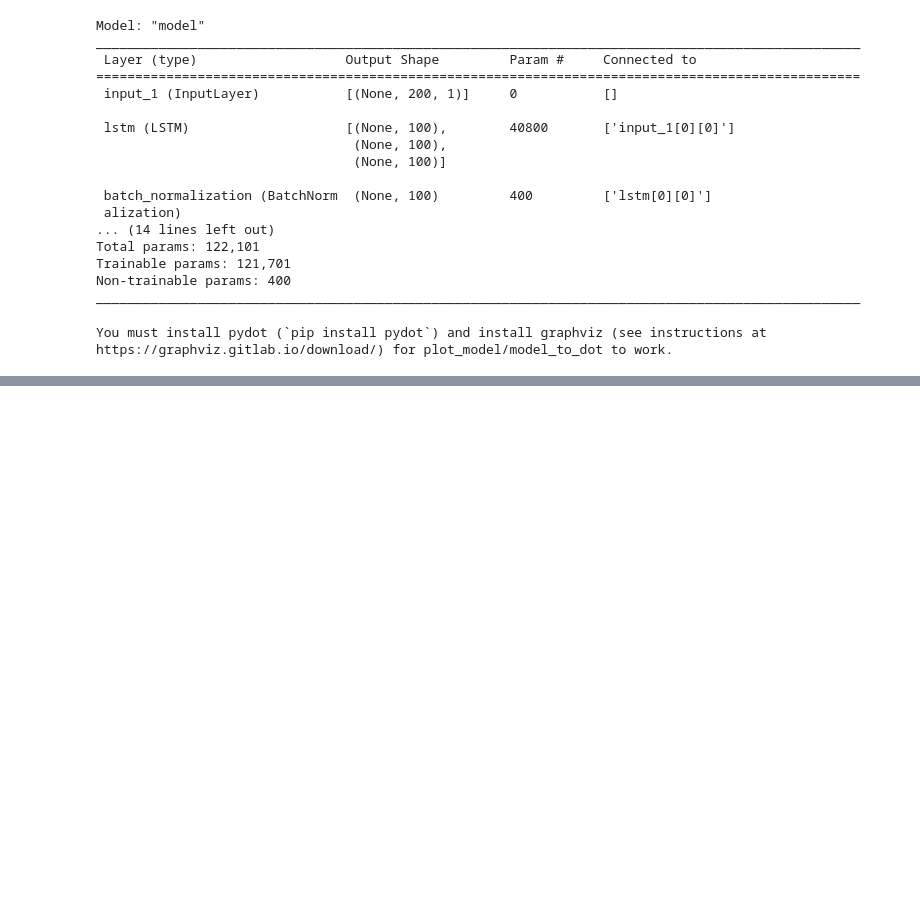
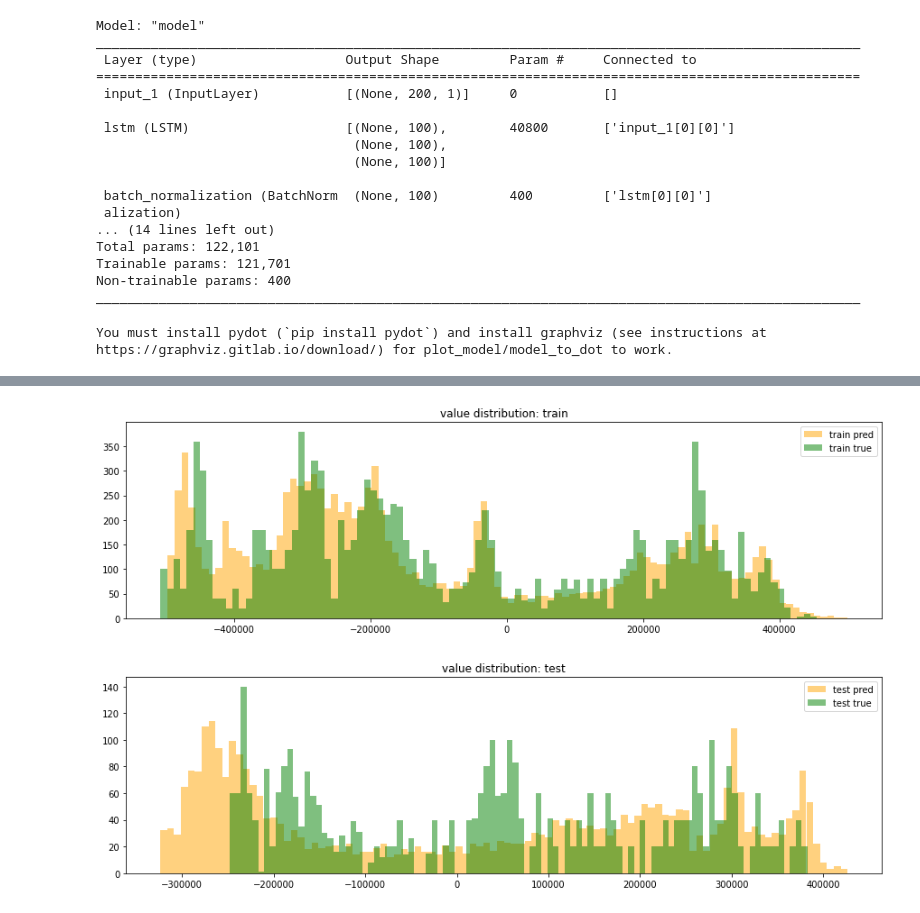
Before and after one commit to BleakHeart/Report-2, a Jupyter notebook: src/prova.ipynb, the cells around one changed output, grey strips where cells are left out. Saved outputs shown, nothing was run; the diff lists cells and outputs as text; code cells hidden in the pictures; blank space fills up the shorter version.

```diff
--- a/src/prova.ipynb
+++ b/src/prova.ipynb
@@ -61,6 +61,8 @@ print(train_len)
 # %%
 y_trend = linear_fit(x=x, y=y)
 y_detrend = y - y_trend
+
+x_trend_param = np.polyfit(y[:train_len], x[:train_len], 1)
 # %% [markdown]
 3. Combine sequences
 # %%
@@ -229,0 +316,11 @@ ValueError: Creating variables on a non-first call to a function decorated with
+# %%
+for lb in ['train', 'test']:
+    plt.figure(figsize=(15, 4))
+    plt.hist(data_final[lb+'_pred'].flatten(), bins=100, color='orange', alpha=0.5, label=lb+' pred')
+    plt.hist(data_final[lb+'_true'].flatten(), bins=100, color='green', alpha=0.5, label=lb+' true')
+    plt.legend()
+    plt.title('value distribution: '+lb)
+    plt.show()
+# %% [output]
+[figure, added]
+[figure, added]
```
Also changed, not shown: parts of 14 cells of this notebook.
